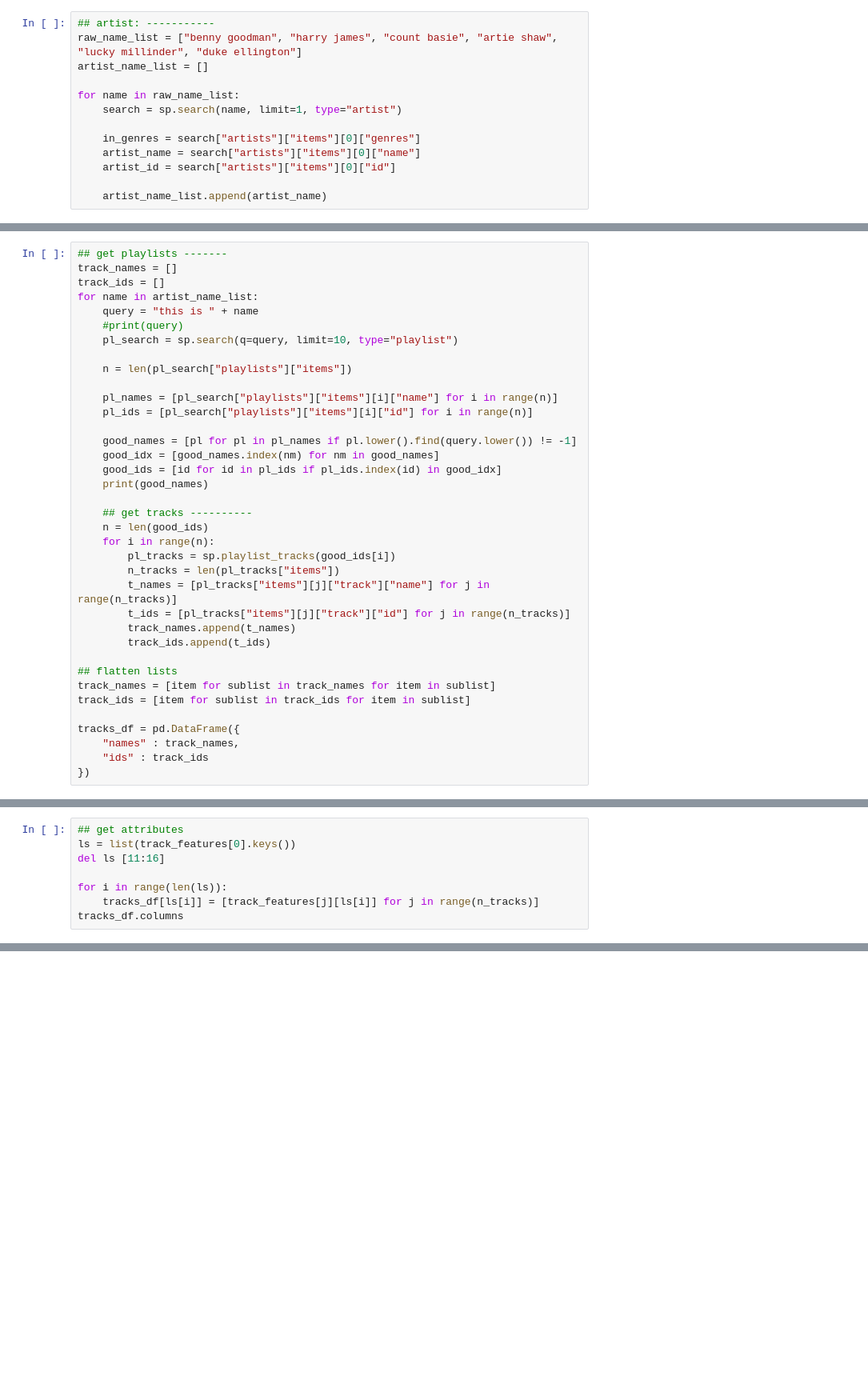
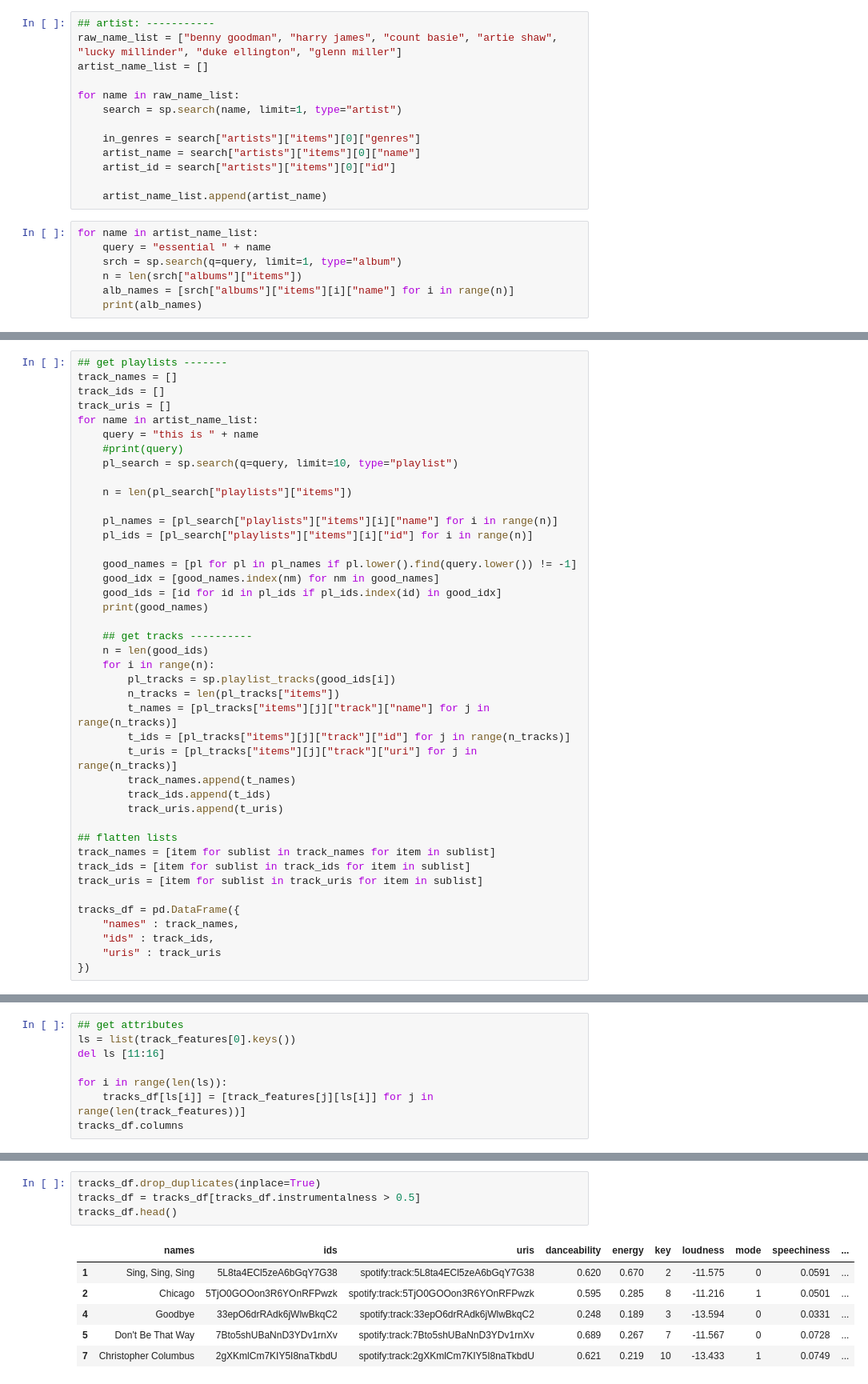
Before and after one commit to Simjacs/energy-classifier, a Jupyter notebook: notebooks/tracks_by_energy_level.ipynb, the cells around one changed output, grey strips where cells are left out. Shown at 80% size. Drawn from its saved outputs; the diff is of its cells as text; blank space fills up the shorter version.

```diff
--- a/notebooks/tracks_by_energy_level.ipynb
+++ b/notebooks/tracks_by_energy_level.ipynb
@@ -60,7 +62,7 @@ Enter the URL you were redirected to: http://localhost/?code=AQBIeyviB2ZCKK-s6ru
 #### Artist
 # %%
 ## artist: -----------
-raw_name_list = ["benny goodman", "harry james", "count basie", "artie shaw", "lucky millinder", "duke ellington"]
+raw_name_list = ["benny goodman", "harry james", "count basie", "artie shaw", "lucky millinder", "duke ellington", "glenn miller"]
 artist_name_list = []
 
 for name in raw_name_list:
@@ -71,3 +73,10 @@ for name in raw_name_list:
     artist_id = search["artists"]["items"][0]["id"]
 
     artist_name_list.append(artist_name)
+# %%
+for name in artist_name_list:
+    query = "essential " + name
+    srch = sp.search(q=query, limit=1, type="album")
+    n = len(srch["albums"]["items"])
+    alb_names = [srch["albums"]["items"][i]["name"] for i in range(n)]
+    print(alb_names)
@@ -77,6 +94,7 @@ for name in raw_name_list:
 ## get playlists -------
 track_names = []
 track_ids = []
+track_uris = []
 for name in artist_name_list:
     query = "this is " + name
     #print(query)
@@ -99,16 +117,20 @@ for name in artist_name_list:
         n_tracks = len(pl_tracks["items"])
         t_names = [pl_tracks["items"][j]["track"]["name"] for j in range(n_tracks)]
         t_ids = [pl_tracks["items"][j]["track"]["id"] for j in range(n_tracks)]
+        t_uris = [pl_tracks["items"][j]["track"]["uri"] for j in range(n_tracks)]
         track_names.append(t_names)
         track_ids.append(t_ids)
+        track_uris.append(t_uris)
 
 ## flatten lists
 track_names = [item for sublist in track_names for item in sublist]
 track_ids = [item for sublist in track_ids for item in sublist]
+track_uris = [item for sublist in track_uris for item in sublist]
 
 tracks_df = pd.DataFrame({
     "names" : track_names,
-    "ids" : track_ids
+    "ids" : track_ids,
+    "uris" : track_uris
 })
 # %% [output]
 ['This Is Benny Goodman', 'This Is Benny Goodman Quartet', 'This Is Benny Goodman Trio', 'This Is Benny Goodman Sextet']
@@ -177,6 +200,6 @@ ls = list(track_features[0].keys())
 del ls [11:16]
 
 for i in range(len(ls)):
-    tracks_df[ls[i]] = [track_features[j][ls[i]] for j in range(n_tracks)]
+    tracks_df[ls[i]] = [track_features[j][ls[i]] for j in range(len(track_features))]
 tracks_df.columns
 # %% [output]
@@ -239,2 +249,13 @@ tracks_df.head()
+# %%
+tracks_df.drop_duplicates(inplace=True)
+tracks_df = tracks_df[tracks_df.instrumentalness > 0.5]
+tracks_df.head()
+# %% [output]
+|  | names | ids | uris | danceability | energy | key | loudness | mode | speechiness | ... |
+| 1 | Sing, Sing, Sing | 5L8ta4ECl5zeA6bGqY7G38 | spotify:track:5L8ta4ECl5zeA6bGqY7G38 | 0.620 | 0.670 | 2 | -11.575 | 0 | 0.0591 | ... |
+| 2 | Chicago | 5TjO0GOOon3R6YOnRFPwzk | spotify:track:5TjO0GOOon3R6YOnRFPwzk | 0.595 | 0.285 | 8 | -11.216 | 1 | 0.0501 | ... |
+| 4 | Goodbye | 33epO6drRAdk6jWlwBkqC2 | spotify:track:33epO6drRAdk6jWlwBkqC2 | 0.248 | 0.189 | 3 | -13.594 | 0 | 0.0331 | ... |
+| 5 | Don't Be That Way | 7Bto5shUBaNnD3YDv1rnXv | spotify:track:7Bto5shUBaNnD3YDv1rnXv | 0.689 | 0.267 | 7 | -11.567 | 0 | 0.0728 | ... |
+| 7 | Christopher Columbus | 2gXKmlCm7KIY5I8naTkbdU | spotify:track:2gXKmlCm7KIY5I8naTkbdU | 0.621 | 0.219 | 10 | -13.433 | 1 | 0.0749 | ... |
 # %% [markdown]
 #### Initial Analysis:
```
Also changed, not shown: parts of 47 cells of this notebook.
